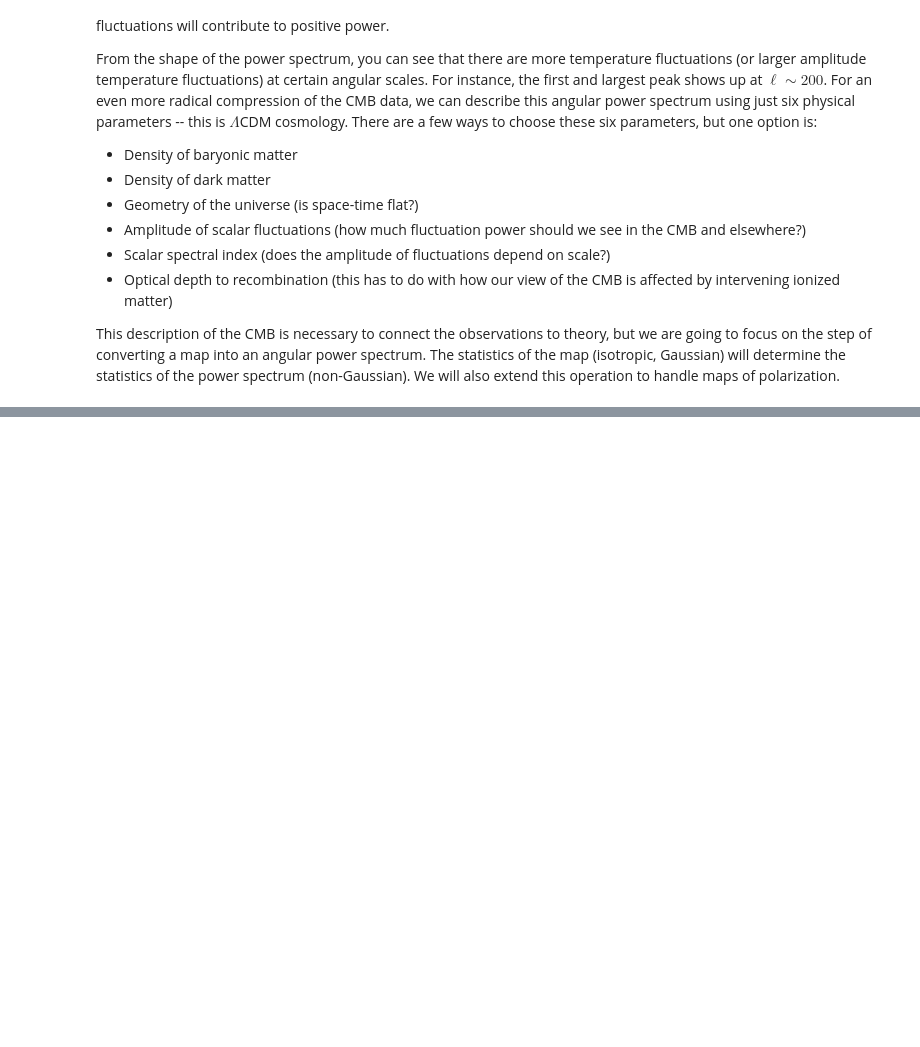
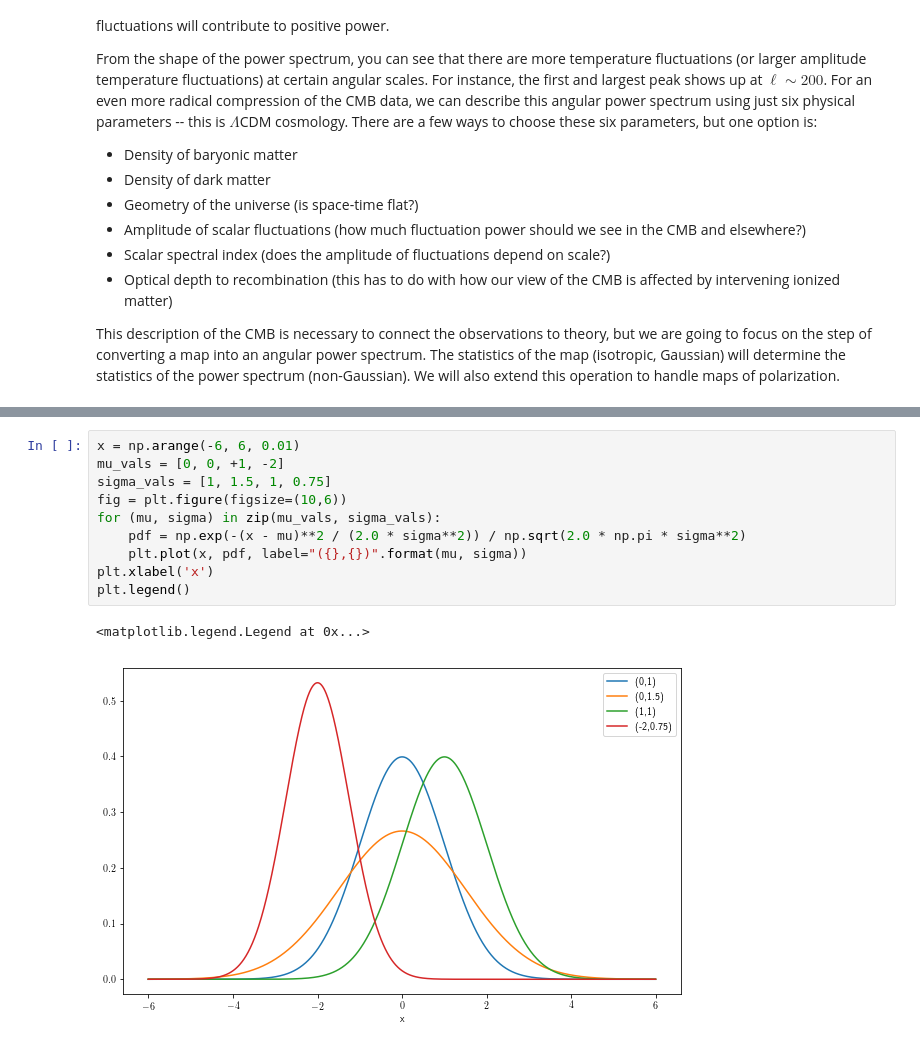
Before and after one commit to cbischoff/cmb-notebook, a Jupyter notebook: CMB angular power spectrum.ipynb, the cells around one changed output, grey strips where cells are left out. Saved outputs shown, nothing was run; the diff lists cells and outputs as text; blank space fills up the shorter version.

```diff
--- a/CMB angular power spectrum.ipynb
+++ b/CMB angular power spectrum.ipynb
@@ -59,0 +69,13 @@ This description of the CMB is necessary to connect the observations to theory,
+# %%
+x = np.arange(-6, 6, 0.01)
+mu_vals = [0, 0, +1, -2]
+sigma_vals = [1, 1.5, 1, 0.75]
+fig = plt.figure(figsize=(10,6))
+for (mu, sigma) in zip(mu_vals, sigma_vals):
+    pdf = np.exp(-(x - mu)**2 / (2.0 * sigma**2)) / np.sqrt(2.0 * np.pi * sigma**2)
+    plt.plot(x, pdf, label="({},{})".format(mu, sigma))
+plt.xlabel('x')
+plt.legend()
+# %% [output]
+<matplotlib.legend.Legend at 0x...>
+[figure, added]
```
Also changed, not shown: parts of 10 cells of this notebook.
